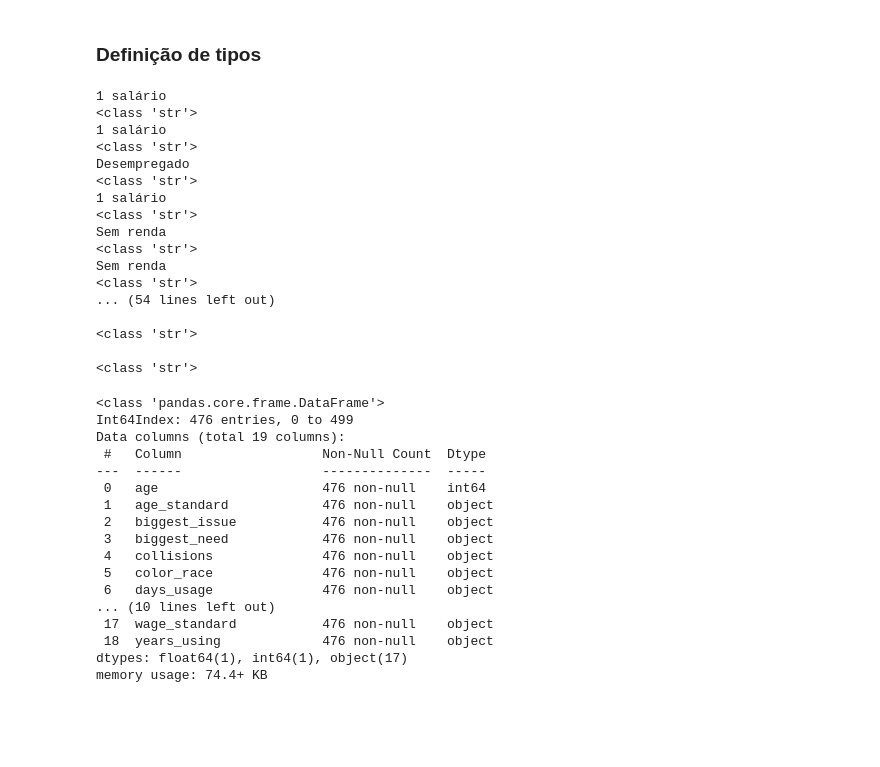
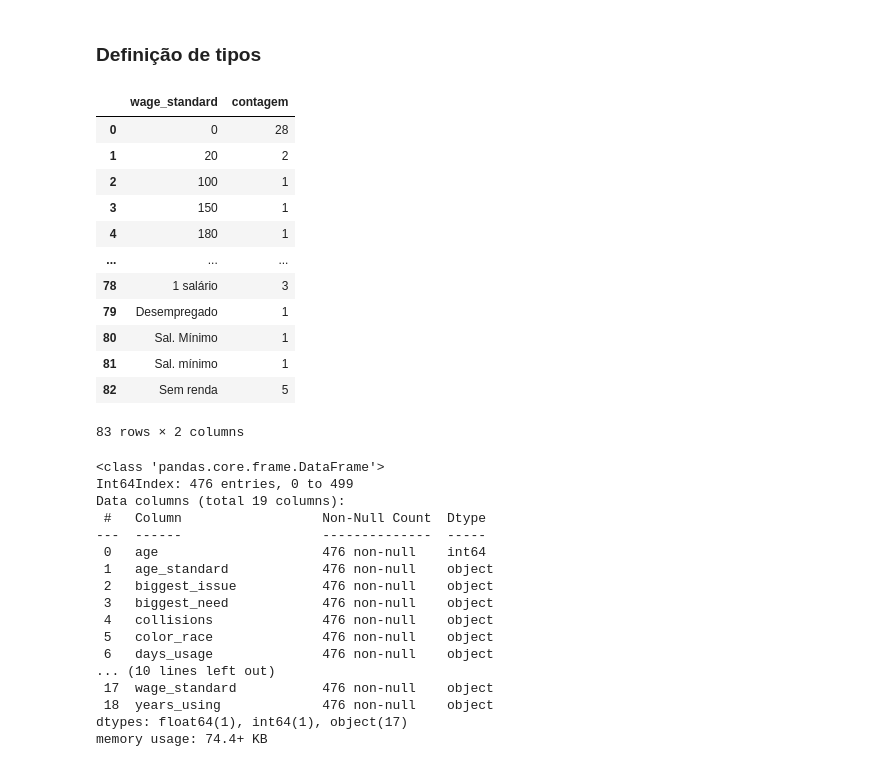
Before and after one commit to pedrocostab/Data_Science_Ciclistas, a Jupyter notebook: Projeto_1_Ciência_de_Dados.ipynb, the cells around one changed output. Drawn from its saved outputs; the diff is of its cells as text; code cells hidden in the pictures; blank space fills up the shorter version.

Commit message:
Loop exclusion

```diff
--- a/Projeto_1_Ciência_de_Dados.ipynb
+++ b/Projeto_1_Ciência_de_Dados.ipynb
@@ -93,28 +91,28 @@ ciclistas.shape
 # %% [markdown]
 ### Definição de tipos
 # %%
-for c in ciclistas["wage_standard"]:
- if not type(c) is int:
-    print(c)
-    print(type(c))
+#for c in ciclistas["wage_standard"]:
+ #if not type(c) is int:
+  #  print(c)
+   # print(type(c))
+
+#Retirar loop:
+df2 = ciclistas.groupby(['wage_standard']).size().reset_index().rename(columns={0:'contagem'})
+df2.head(100)
 # %% [output]
+|  | wage_standard | contagem |
+| 0 | 0 | 28 |
+| 1 | 20 | 2 |
+| 2 | 100 | 1 |
+| 3 | 150 | 1 |
+| 4 | 180 | 1 |
+| ... | ... | ... |
+| 78 | 1 salário | 3 |
+| 79 | Desempregado | 1 |
+| 80 | Sal. Mínimo | 1 |
+| 81 | Sal. mínimo | 1 |
+| 82 | Sem renda | 5 |
-1 salário
-<class 'str'>
-1 salário
-<class 'str'>
-Desempregado
-<class 'str'>
-1 salário
-<class 'str'>
-Sem renda
-<class 'str'>
-Sem renda
-<class 'str'>
-... (54 lines left out)
-
-<class 'str'>
-
-<class 'str'>
+83 rows × 2 columns
 # %%
 # Dados inconsistentes. Removendo para transformar todos para int
 
```
Also changed, not shown: parts of 4 cells of this notebook.
